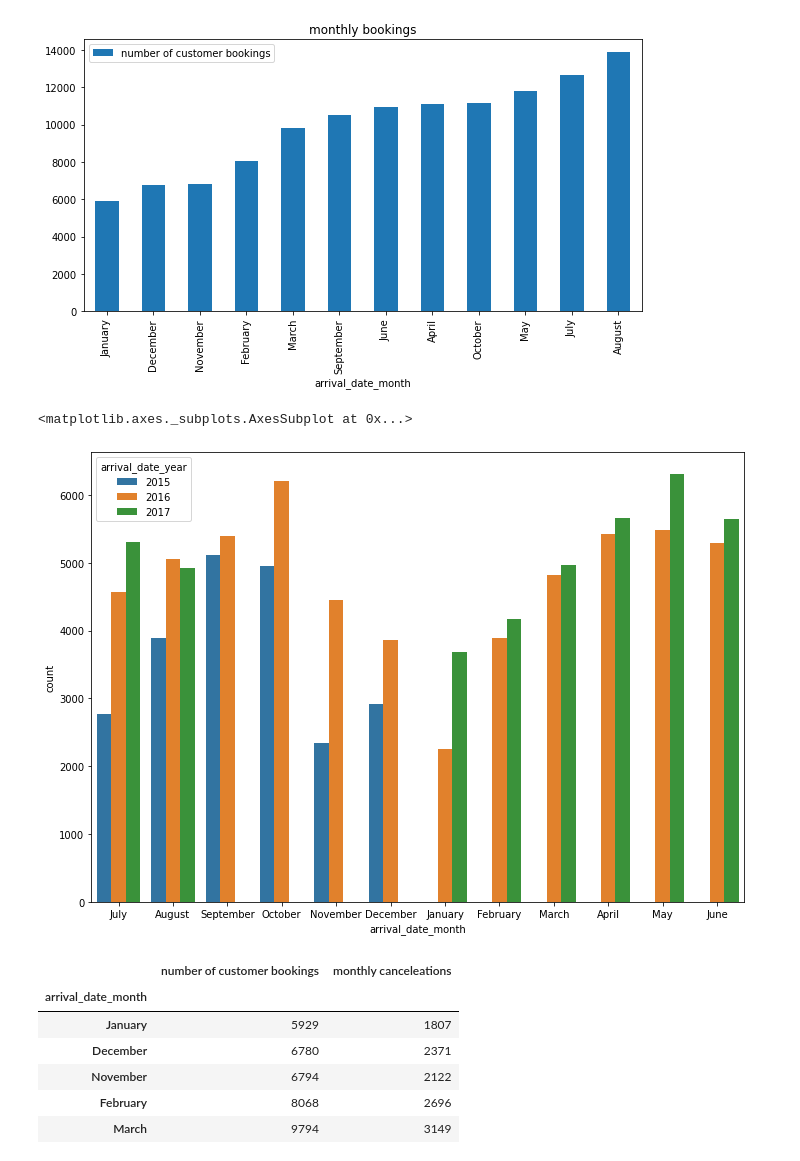
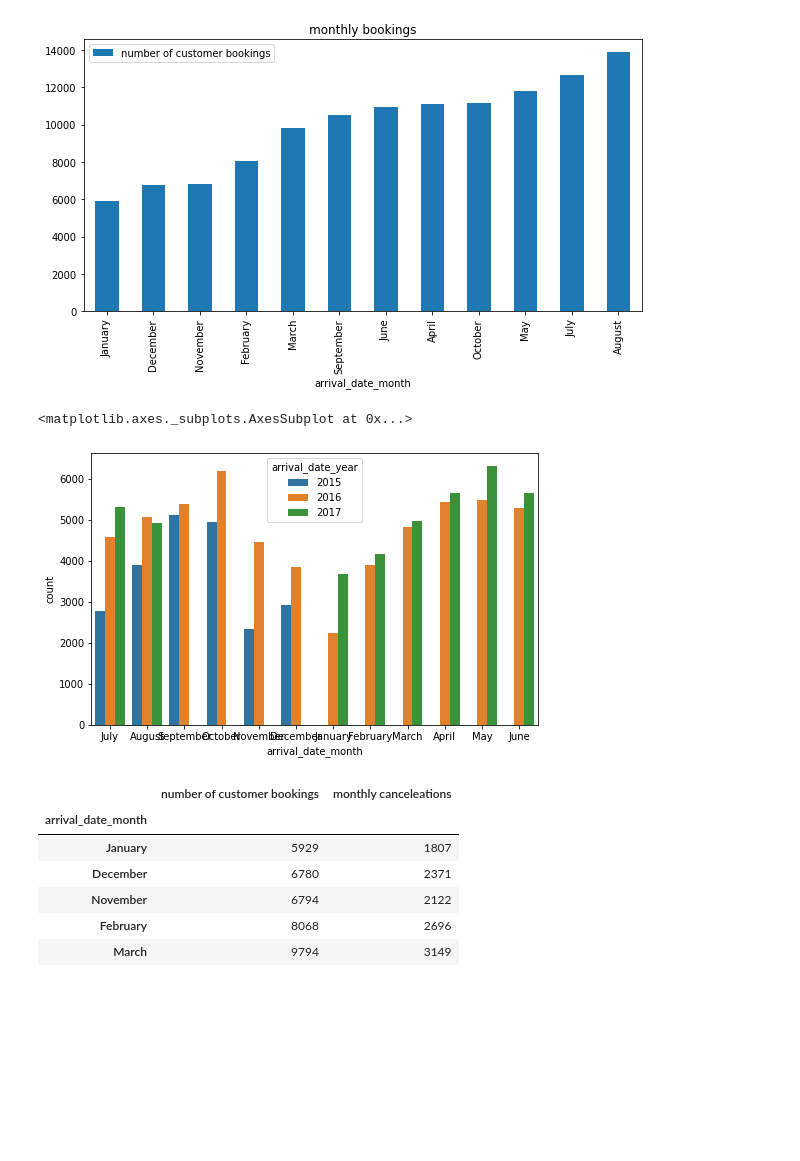
Before and after one commit to dkd99/hotel-booking-analysis, a Jupyter notebook: Hotel_Booking_Analysis_Capstone_Project.ipynb, the cells around one changed output. Cells and saved outputs as stored; diff of their text form; code cells hidden in the pictures; blank space fills up the shorter version.

```diff
--- a/Hotel_Booking_Analysis_Capstone_Project.ipynb
+++ b/Hotel_Booking_Analysis_Capstone_Project.ipynb
@@ -641,11 +684,11 @@ hotel_df[['arrival_date_month','adr']].groupby('arrival_date_month').aggregate({
 [figure]
 # %%
 from matplotlib import rcParams
-rcParams['figure.figsize'] = 11.7,8.27
+rcParams['figure.figsize'] = 8,5
 sns.countplot(data=hotel_df,x='arrival_date_month',hue='arrival_date_year')
 # %% [output]
 <matplotlib.axes._subplots.AxesSubplot at 0x...>
-[figure, old version]
+[figure, new version]
 # %%
 df3=pd.concat([df1,df2],axis=1)
 df3
```
Also changed, not shown: parts of 133 cells of this notebook.
